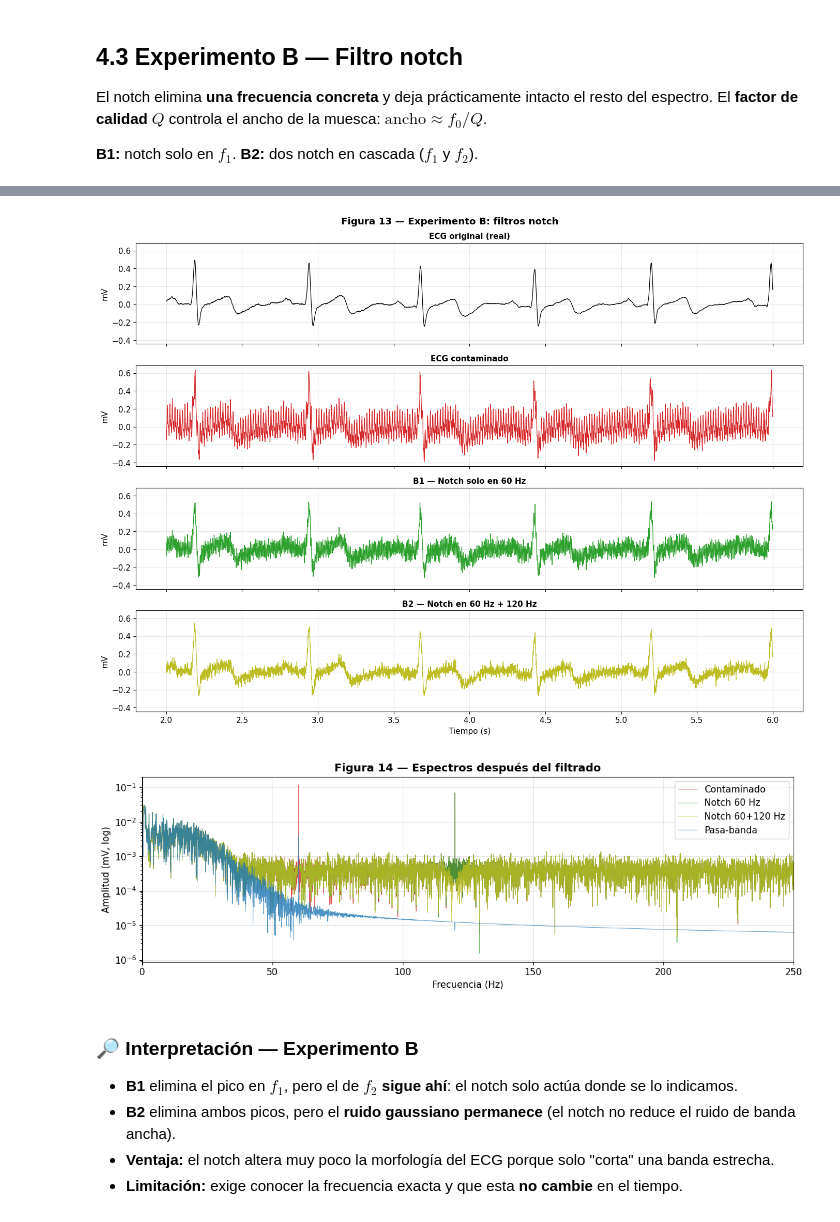
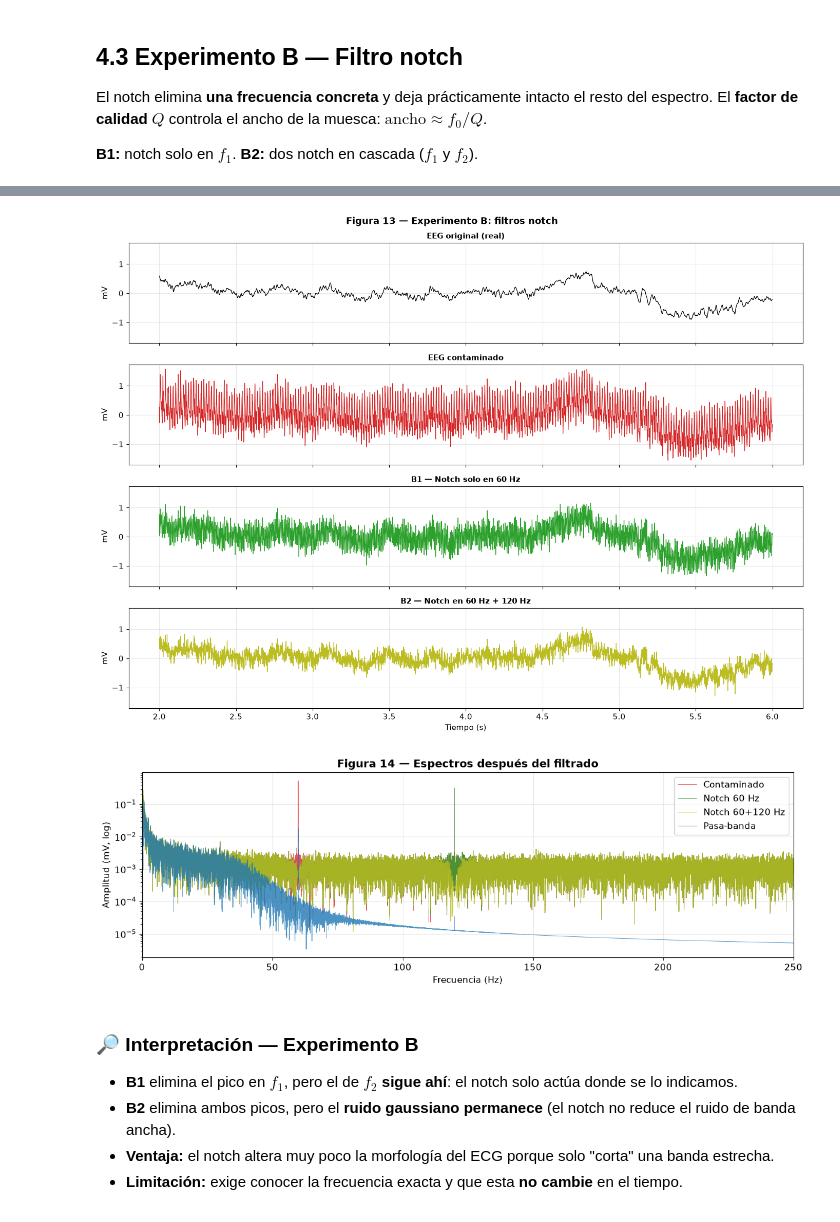
Before and after one commit to leamsi1je/GRUPO6-ISB-2026-II, a Jupyter notebook: Laboratorios/Lab07/LAB7_Filtrado_Adaptativo_Wavelet_ECG.ipynb, the cells around one changed output, grey strips where cells are left out. Cells and saved outputs as stored; diff of their text form; code cells hidden in the pictures.

```diff
--- a/Laboratorios/Lab07/LAB7_Filtrado_Adaptativo_Wavelet_ECG.ipynb
+++ b/Laboratorios/Lab07/LAB7_Filtrado_Adaptativo_Wavelet_ECG.ipynb
@@ -267,8 +275,8 @@ $$ECG_{mV} = \left(\frac{ADC}{2^{n}} - \frac{1}{2}\right)\cdot\frac{V_{CC}}{G_{E
 VCC = 3.3       # voltaje de operación (V)
 G_ECG = 1100    # ganancia del sensor ECG de BITalino
 
-ecg_adc = datos["A2"].to_numpy(dtype=float)
-ecg_mV = ((ecg_adc / 2**resolucion_A2) - 0.5) * VCC / G_ECG * 1000
+ecg_adc = datos["A3"].to_numpy(dtype=float)
+ecg_mV = ((ecg_adc / 2**resolucion_A3) - 0.5) * VCC / G_ECG * 1000
 
 # Señal de referencia del laboratorio: ECG REAL centrado en cero (restamos la media)
 ecg_original = ecg_mV - np.mean(ecg_mV)
@@ -366,11 +374,11 @@ Usamos una ventana de **1 segundo** para que las oscilaciones sean distinguibles
 ventana_1s = (t >= T_INICIO_ZOOM) & (t < T_INICIO_ZOOM + 1.0)
 
 componentes = [
-    ("Figura 3 — ECG original (REAL)", ecg_original, "black"),
+    ("Figura 3 — EEG original (REAL)", ecg_original, "black"),
     (f"Figura 4 — Interferencia 1 (SIMULADA, {f1} Hz)", ruido_senoidal_1, "tab:orange"),
     (f"Figura 5 — Interferencia 2 (SIMULADA, {f2} Hz)", ruido_senoidal_2, "tab:purple"),
     ("Figura 6 — Ruido gaussiano (SIMULADO)", ruido_gaussiano, "tab:gray"),
-    ("Figura 7 — ECG contaminado = original + interf. 1 + interf. 2 + ruido", ecg_contaminado, "tab:red"),
+    ("Figura 7 — EEG contaminado = original + interf. 1 + interf. 2 + ruido", ecg_contaminado, "tab:red"),
 ]
 
 fig, ejes = plt.subplots(len(componentes), 1, figsize=(14, 13), sharex=True, sharey=True)
@@ -396,9 +404,9 @@ ECG contaminado
 # Comparación directa en la ventana de 4 s
 fig, ejes = plt.subplots(2, 1, figsize=(14, 6), sharex=True, sharey=True)
 ejes[0].plot(t[zoom], ecg_original[zoom], color="black", lw=1)
-ejes[0].set_title("ECG original")
+ejes[0].set_title("EEG original")
 ejes[1].plot(t[zoom], ecg_contaminado[zoom], color="tab:red", lw=0.8)
-ejes[1].set_title("ECG contaminado")
+ejes[1].set_title("EEG contaminado")
 for eje in ejes: eje.set_ylabel("mV")
 ejes[1].set_xlabel("Tiempo (s)")
 plt.tight_layout(); plt.show()
@@ -440,9 +448,9 @@ _,    amp_contaminado = espectro_amplitud(ecg_contaminado, Fs)
 F_MAX_GRAFICO = min(250, Fs / 2)
 fig, ejes = plt.subplots(2, 1, figsize=(14, 7), sharex=True, sharey=True)
 ejes[0].semilogy(freq, amp_original, color="black", lw=0.6)
-ejes[0].set_title("Figura 8 — Espectro del ECG original")
+ejes[0].set_title("Figura 8 — Espectro del EEG original")
 ejes[1].semilogy(freq, amp_contaminado, color="tab:red", lw=0.6)
-ejes[1].set_title("Figura 9 — Espectro del ECG contaminado")
+ejes[1].set_title("Figura 9 — Espectro del EEG contaminado")
 for eje in ejes:
     eje.axvline(f1, color="tab:orange", ls="--", label=f"f1 = {f1} Hz")
     eje.axvline(f2, color="tab:purple", ls="--", label=f"f2 = {f2} Hz")
@@ -563,26 +571,26 @@ graficar_respuesta(w, h1 * h2, f"Figura 12 — Respuesta de los notch en cascada
 # %%
 comparar_senales([
-    ("ECG original (real)", ecg_original, "black"),
-    ("ECG contaminado", ecg_contaminado, "tab:red"),
+    ("EEG original (real)", ecg_original, "black"),
+    ("EEG contaminado", ecg_contaminado, "tab:red"),
     (f"B1 — Notch solo en {f1} Hz", ecg_notch_f1, "tab:green"),
     (f"B2 — Notch en {f1} Hz + {f2} Hz", ecg_notch_f1f2, "tab:olive"),
 ], "Figura 13 — Experimento B: filtros notch")
 
 # Espectros después de cada filtrado
 fig, eje = plt.subplots(figsize=(14, 4))
 for etiqueta, senal, color in [("Contaminado", ecg_contaminado, "tab:red"),
                                (f"Notch {f1} Hz", ecg_notch_f1, "tab:green"),
                                (f"Notch {f1}+{f2} Hz", ecg_notch_f1f2, "tab:olive"),
                                ("Pasa-banda", ecg_pasabanda, "tab:blue")]:
     fr, am = espectro_amplitud(senal, Fs)
     eje.semilogy(fr, am, lw=0.6, label=etiqueta, color=color, alpha=0.8)
 eje.set_xlim(0, F_MAX_GRAFICO); eje.legend()
 eje.set_title("Figura 14 — Espectros después del filtrado")
 eje.set_xlabel("Frecuencia (Hz)"); eje.set_ylabel("Amplitud (mV, log)")
 plt.show()
 # %% [output]
-[figure, old version]
+[figure, new version]
-[figure, old version]
+[figure, new version]
 # %% [markdown]
 ### 🔎 Interpretación — Experimento B
 - **B1** elimina el pico en $f_1$, pero el de $f_2$ **sigue ahí**: el notch solo actúa donde se lo indicamos.
```
Also changed, not shown: parts of 24 cells of this notebook, 11 other files.
